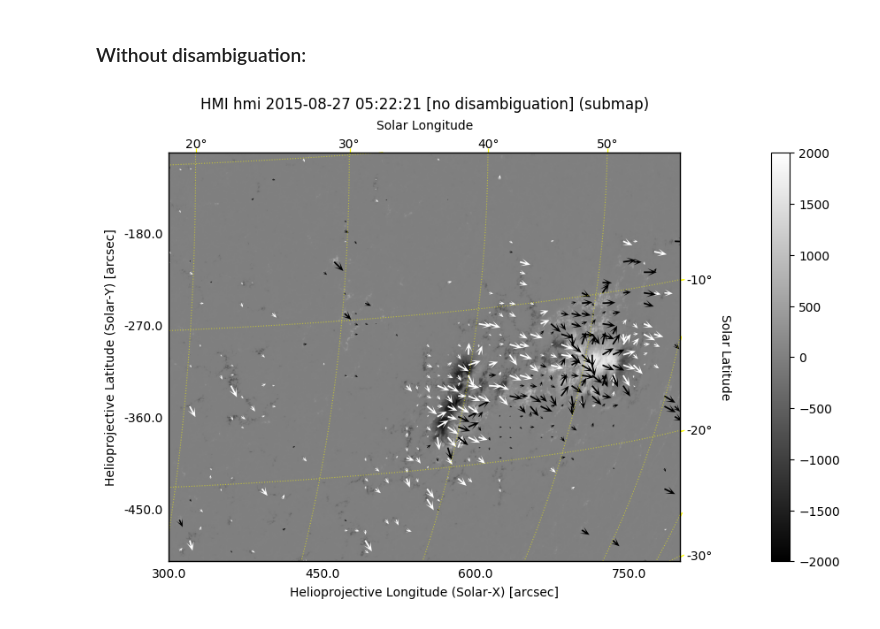
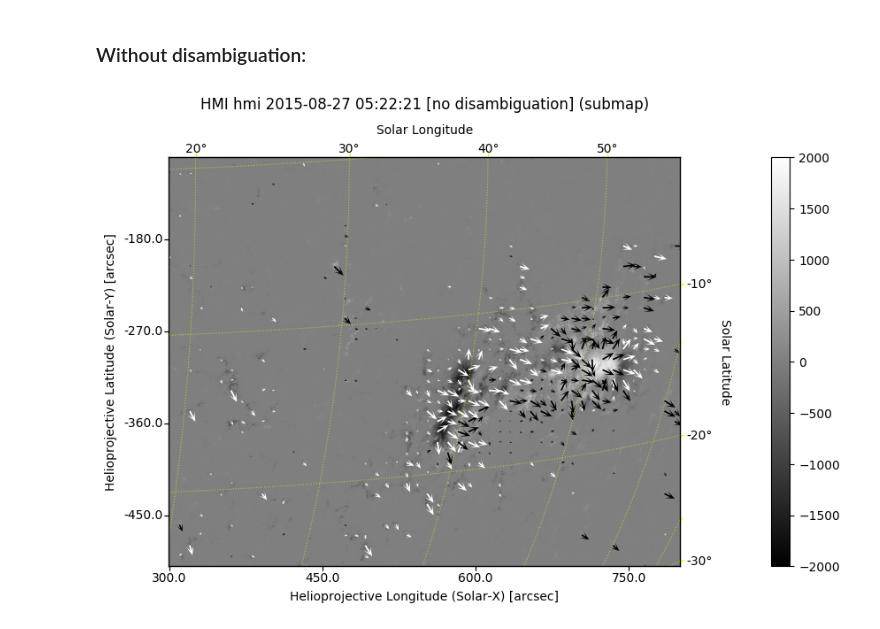
Before and after one commit to lydiazly/scripts-sunpy, a Jupyter notebook: plothmi/example_plothmi.ipynb, the cells around one changed output. Cells and saved outputs as stored; diff of their text form; code cells hidden in the pictures.

```diff
--- a/plothmi/example_plothmi.ipynb
+++ b/plothmi/example_plothmi.ipynb
@@ -49,7 +49,7 @@ mapby.data[:] = mapb.data * np.sin(np.deg2rad(mapi.data)) * np.sin(np.deg2rad(ma
 mapbz.data[:] = mapb.data * np.cos(np.deg2rad(mapi.data))
 # %%
 # Rotate(CCW)
-order = 3
+order = 1
 print('Correcting image axes...')
 with np.errstate(invalid='ignore'):  # Suppress warnings of NaNs
     mapbx = mapbx.rotate(order=order)
@@ -154,16 +154,16 @@ im2.set_clim(-2000., 2000.)
 # %%
 iskip, jskip = (20, 20)
 
 fig2 = plt.figure(figsize=(9, 6), dpi=100)
 ax2 = fig2.add_subplot(111, projection=smapbz)
 im2 = plot_map(ax2, smapbz)
 plot_vmap(ax2, smapbx, smapby, smapbz, iskip=iskip, jskip=jskip, cmin=20., vmax=500., cmap='binary',
           scale_units='xy', scale=1/0.05, minlength=0.02)
 
 # Properties
 smapbz.draw_grid(axes=ax2, grid_spacing=10*u.deg, color='yellow', linestyle=':')
-ax2.set_title(mapbz.latex_name+' [no disambiguation] (submap)', y=1.09);
+ax2.set_title(mapbz.latex_name+' [no disambiguation] (submap)', y=1.1);
 plt.subplots_adjust(right=0.8)  # Reduce the value to move the colorbar to the right
 im2.set_clim(-2000., 2000.)
 # %% [output]
-[figure, old version]
+[figure, new version]
```
Also changed, not shown: parts of 4 cells of this notebook, 5 other files.
